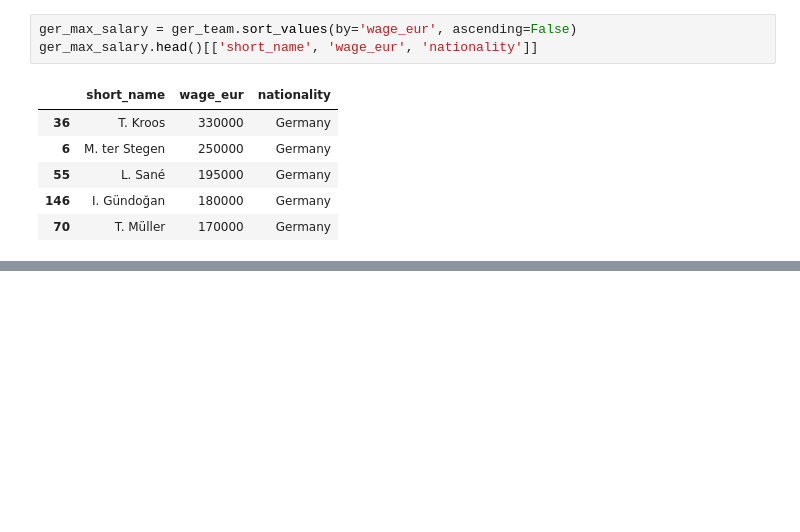
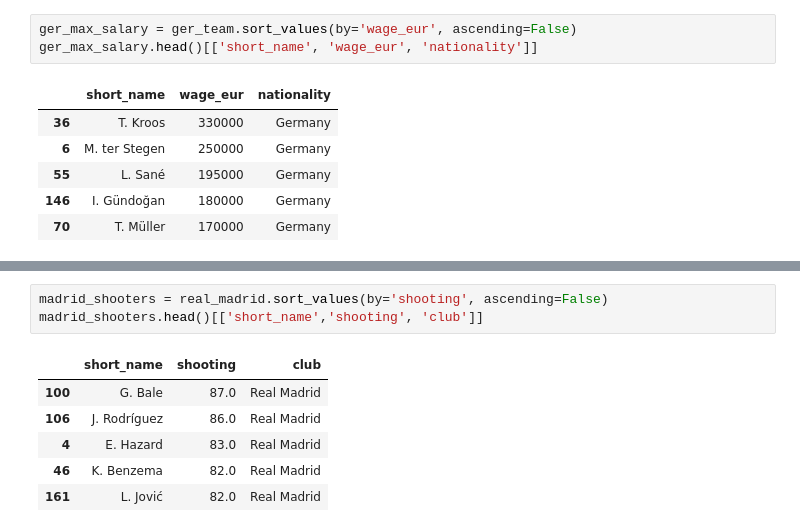
Before and after one commit to mphelps1978/JumpPlus_Fifa_Data_Analysis, a Jupyter notebook: JumpPlus_FIFA_Data.ipynb, the cells around one changed output, grey strips where cells are left out. Drawn from its saved outputs; the diff is of its cells as text; blank space fills up the shorter version.

```diff
--- a/JumpPlus_FIFA_Data.ipynb
+++ b/JumpPlus_FIFA_Data.ipynb
@@ -206,0 +229,10 @@ top_defenders = df.sort_values(by='defending', ascending=False)
+# %%
+madrid_shooters = real_madrid.sort_values(by='shooting', ascending=False)
+madrid_shooters.head()[['short_name','shooting', 'club']]
+# %% [output]
+|  | short_name | shooting | club |
+| 100 | G. Bale | 87.0 | Real Madrid |
+| 106 | J. Rodríguez | 86.0 | Real Madrid |
+| 4 | E. Hazard | 83.0 | Real Madrid |
+| 46 | K. Benzema | 82.0 | Real Madrid |
+| 161 | L. Jović | 82.0 | Real Madrid |
```
Also changed, not shown: parts of 13 cells of this notebook.
